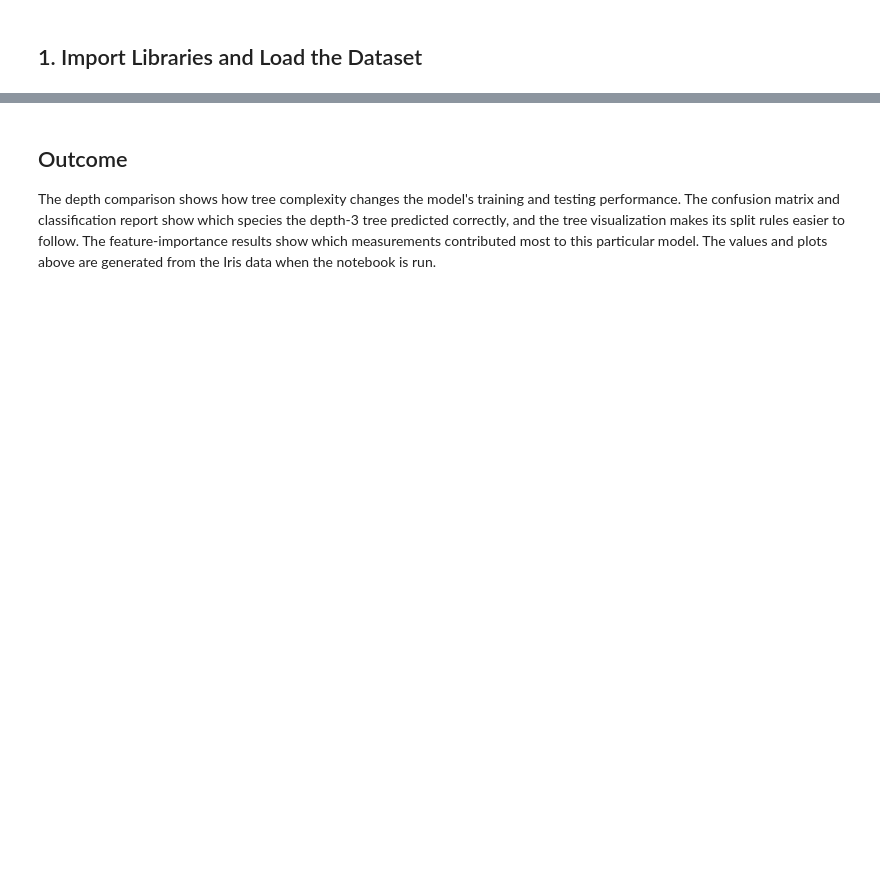
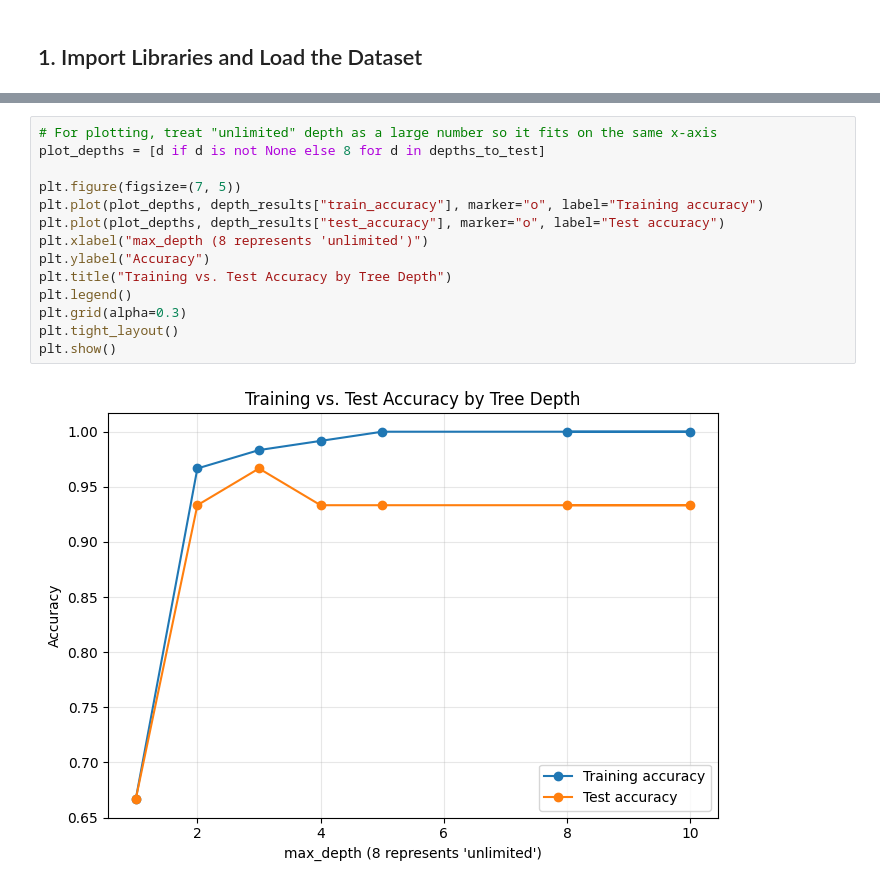
Before and after one commit to machew-b/Veda-Technology-Internship, a Jupyter notebook: day-28/decision_tree_classifier.ipynb, the cells around one changed output, grey strips where cells are left out. Drawn from its saved outputs; the diff is of its cells as text; blank space fills up the shorter version.

```diff
--- a/day-28/decision_tree_classifier.ipynb
+++ b/day-28/decision_tree_classifier.ipynb
@@ -202,4 +134,16 @@ plt.show()
-# %% [markdown]
-## Outcome
-
-The depth comparison shows how tree complexity changes the model's training and testing performance. The confusion matrix and classification report show which species the depth-3 tree predicted correctly, and the tree visualization makes its split rules easier to follow. The feature-importance results show which measurements contributed most to this particular model. The values and plots above are generated from the Iris data when the notebook is run.
+# %%
+# For plotting, treat "unlimited" depth as a large number so it fits on the same x-axis
+plot_depths = [d if d is not None else 8 for d in depths_to_test]
+
+plt.figure(figsize=(7, 5))
+plt.plot(plot_depths, depth_results["train_accuracy"], marker="o", label="Training accuracy")
+plt.plot(plot_depths, depth_results["test_accuracy"], marker="o", label="Test accuracy")
+plt.xlabel("max_depth (8 represents 'unlimited')")
+plt.ylabel("Accuracy")
+plt.title("Training vs. Test Accuracy by Tree Depth")
+plt.legend()
+plt.grid(alpha=0.3)
+plt.tight_layout()
+plt.show()
+# %% [output]
+[figure, added]
```
Also changed, not shown: parts of 29 cells of this notebook, 1 other file.
